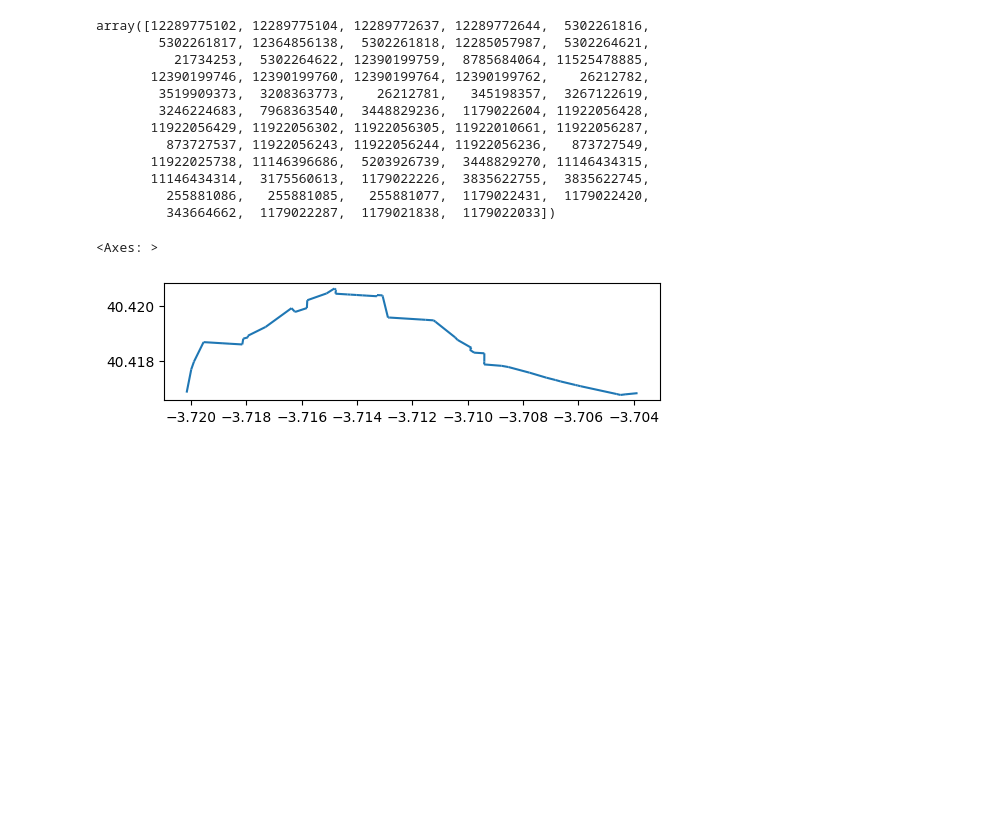
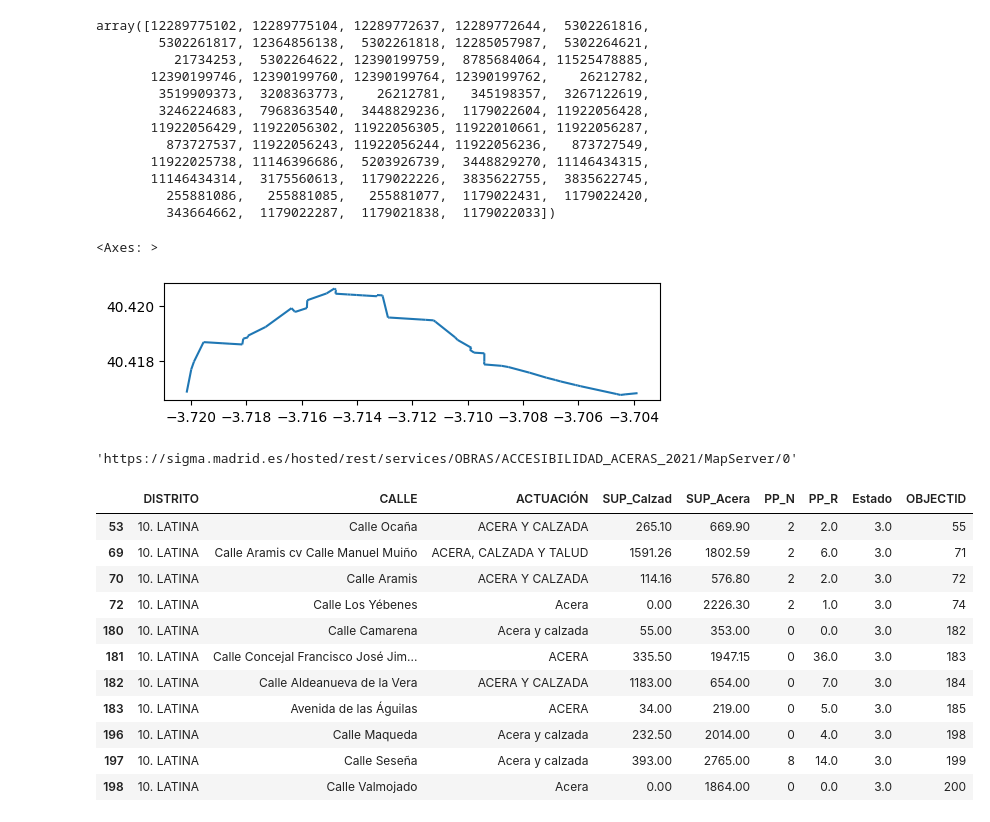
Before and after one commit to mehrrero/madrid_open_data, a Jupyter notebook: notebooks/example.ipynb, the cells around one changed output. Cells and saved outputs as stored; diff of their text form; code cells hidden in the pictures; blank space fills up the shorter version.

```diff
--- a/notebooks/example.ipynb
+++ b/notebooks/example.ipynb
@@ -174,3 +174,24 @@ ruta_gdf.plot()
 # %% [output]
 <Axes: >
 [figure]
+# %%
+layer = dmanager_read.get_layer_data('ACCESIBILIDAD_ACERAS_2021')
+# %%
+dmanager_read.layers['ACCESIBILIDAD_ACERAS_2021'].url
+# %% [output]
+'https://sigma.madrid.es/hosted/rest/services/OBRAS/ACCESIBILIDAD_ACERAS_2021/MapServer/0'
+# %%
+layer[layer['DISTRITO']=='10. LATINA']
+# %% [output]
+|  | DISTRITO | CALLE | ACTUACIÓN | SUP_Calzad | SUP_Acera | PP_N | PP_R | Estado | OBJECTID |
+| 53 | 10. LATINA | Calle Ocaña | ACERA Y CALZADA | 265.10 | 669.90 | 2 | 2.0 | 3.0 | 55 |
+| 69 | 10. LATINA | Calle Aramis cv Calle Manuel Muiño | ACERA, CALZADA Y TALUD | 1591.26 | 1802.59 | 2 | 6.0 | 3.0 | 71 |
+| 70 | 10. LATINA | Calle Aramis | ACERA Y CALZADA | 114.16 | 576.80 | 2 | 2.0 | 3.0 | 72 |
+| 72 | 10. LATINA | Calle Los Yébenes | Acera | 0.00 | 2226.30 | 2 | 1.0 | 3.0 | 74 |
+| 180 | 10. LATINA | Calle Camarena | Acera y calzada | 55.00 | 353.00 | 0 | 0.0 | 3.0 | 182 |
+| 181 | 10. LATINA | Calle Concejal Francisco José Jim... | ACERA | 335.50 | 1947.15 | 0 | 36.0 | 3.0 | 183 |
+| 182 | 10. LATINA | Calle Aldeanueva de la Vera | ACERA Y CALZADA | 1183.00 | 654.00 | 0 | 7.0 | 3.0 | 184 |
+| 183 | 10. LATINA | Avenida de las Águilas | ACERA | 34.00 | 219.00 | 0 | 5.0 | 3.0 | 185 |
+| 196 | 10. LATINA | Calle Maqueda | Acera y calzada | 232.50 | 2014.00 | 0 | 4.0 | 3.0 | 198 |
+| 197 | 10. LATINA | Calle Seseña | Acera y calzada | 393.00 | 2765.00 | 8 | 14.0 | 3.0 | 199 |
+| 198 | 10. LATINA | Calle Valmojado | Acera | 0.00 | 1864.00 | 0 | 0.0 | 3.0 | 200 |
```
Also changed, not shown: parts of 1 cell of this notebook.
